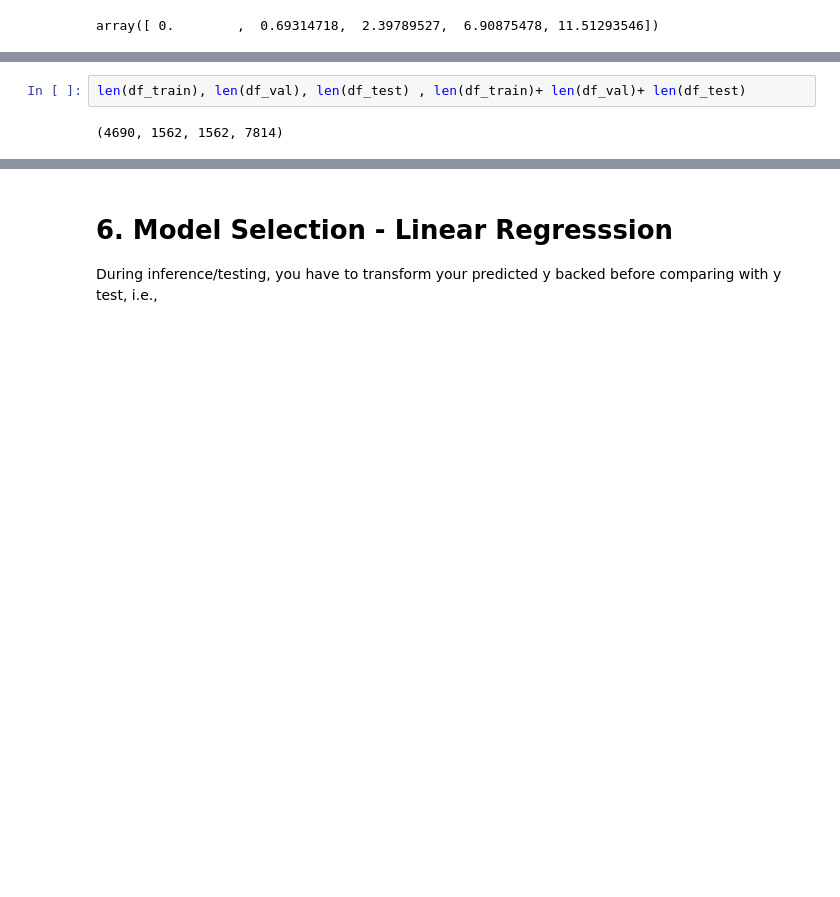
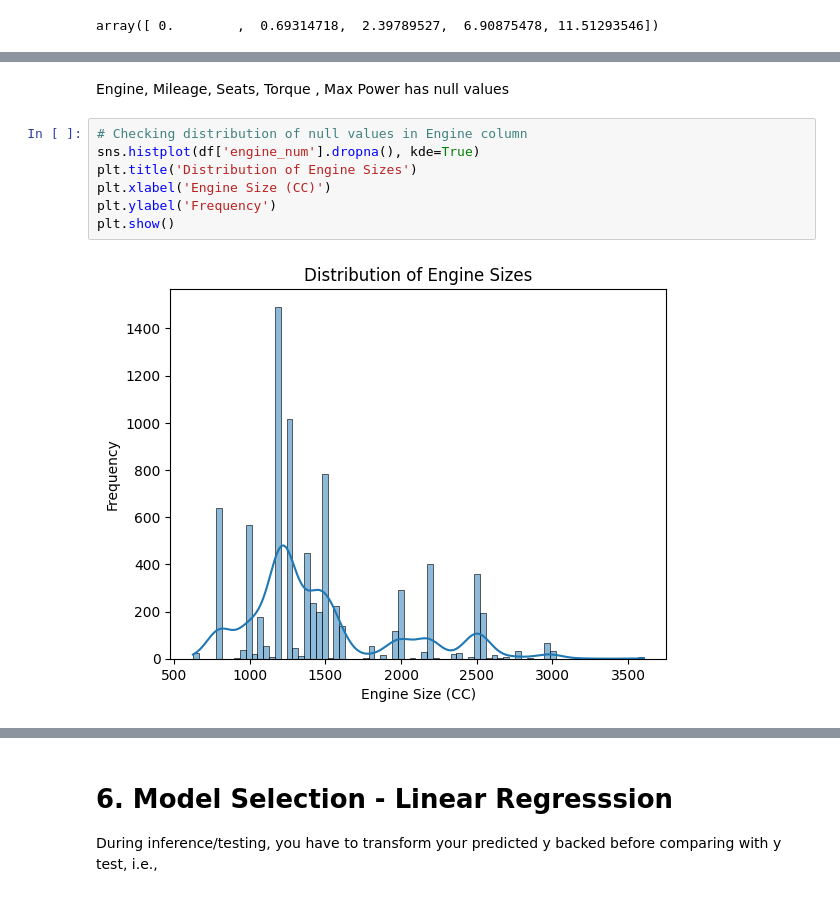
Before and after one commit to sushmi/classroom, a Jupyter notebook: notebook/A1 - Predicting Car Prices.ipynb, the cells around one changed output, grey strips where cells are left out. Drawn from its saved outputs; the diff is of its cells as text; blank space fills up the shorter version.

```diff
--- a/notebook/A1 - Predicting Car Prices.ipynb
+++ b/notebook/A1 - Predicting Car Prices.ipynb
@@ -411,4 +368,11 @@ df_train
-# %%
-len(df_train), len(df_val), len(df_test) , len(df_train)+ len(df_val)+ len(df_test)
-# %% [output]
-(4690, 1562, 1562, 7814)
+# %% [markdown]
+Engine, Mileage, Seats, Torque , Max Power has null values
+# %%
+# Checking distribution of null values in Engine column
+sns.histplot(df['engine_num'].dropna(), kde=True)
+plt.title('Distribution of Engine Sizes')
+plt.xlabel('Engine Size (CC)')
+plt.ylabel('Frequency')
+plt.show()
+# %% [output]
+[figure, added]
```
Also changed, not shown: parts of 70 cells of this notebook, 3 other files.
